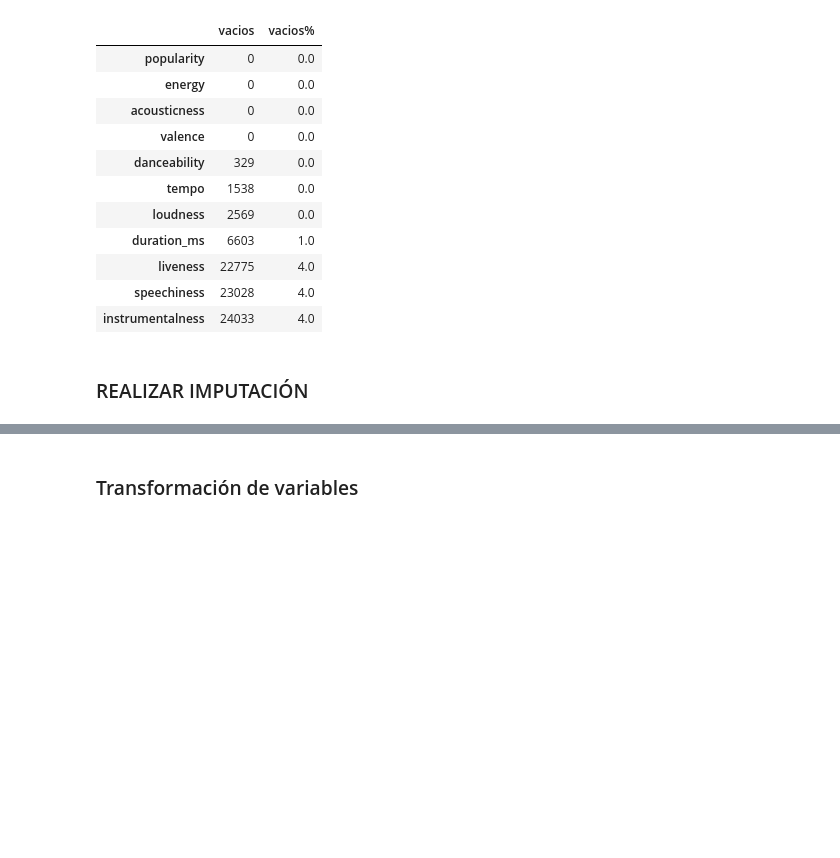
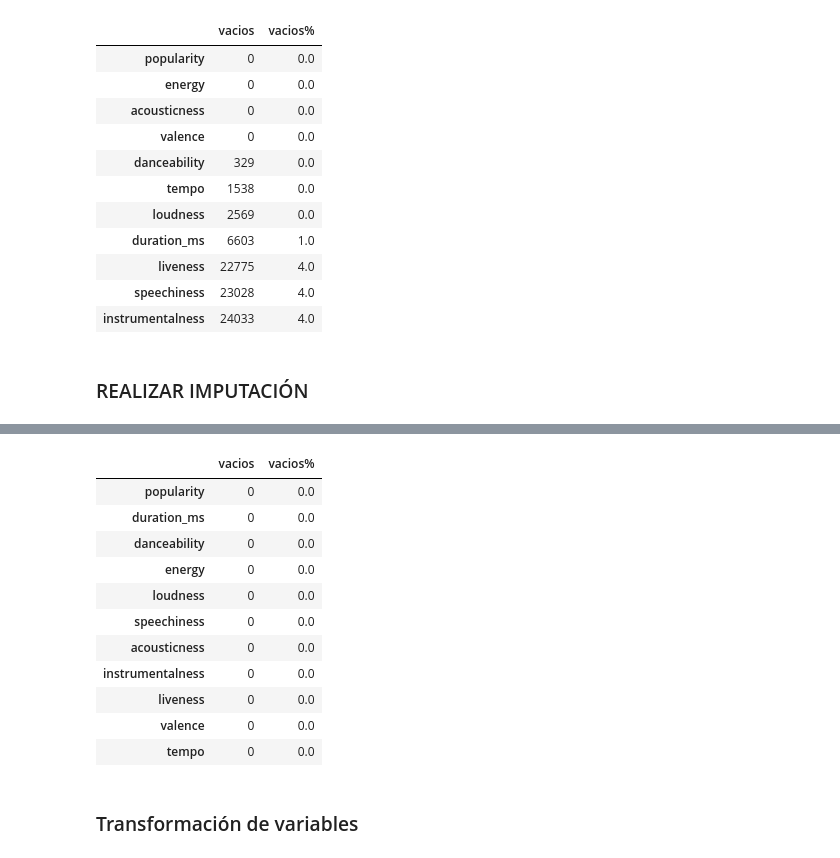
Before and after one commit to lucio-cornejo/proyecto-analisis-de-datos-1INF03, a Jupyter notebook: codes/paso-03.ipynb, the cells around one changed output, grey strips where cells are left out. Saved outputs shown, nothing was run; the diff lists cells and outputs as text; code cells hidden in the pictures; blank space fills up the shorter version.

```diff
--- a/codes/paso-03.ipynb
+++ b/codes/paso-03.ipynb
@@ -476,0 +574,20 @@ vacios
+# %%
+# Revisamos la conversión de vacios por medio del metodo de imputacion KNN
+#No deberian haber vacios en el dataset
+vacios = pd.DataFrame(dfnum_sin_outliers.isnull().sum()).sort_values(0, ascending=True)
+vacios.columns = ['vacios']
+vacios['vacios%'] = round(vacios['vacios'] / dfnum.shape[0], 2) * 100
+vacios
+# %% [output]
+|  | vacios | vacios% |
+| popularity | 0 | 0.0 |
+| duration_ms | 0 | 0.0 |
+| danceability | 0 | 0.0 |
+| energy | 0 | 0.0 |
+| loudness | 0 | 0.0 |
+| speechiness | 0 | 0.0 |
+| acousticness | 0 | 0.0 |
+| instrumentalness | 0 | 0.0 |
+| liveness | 0 | 0.0 |
+| valence | 0 | 0.0 |
+| tempo | 0 | 0.0 |
```
Also changed, not shown: parts of 52 cells of this notebook.
